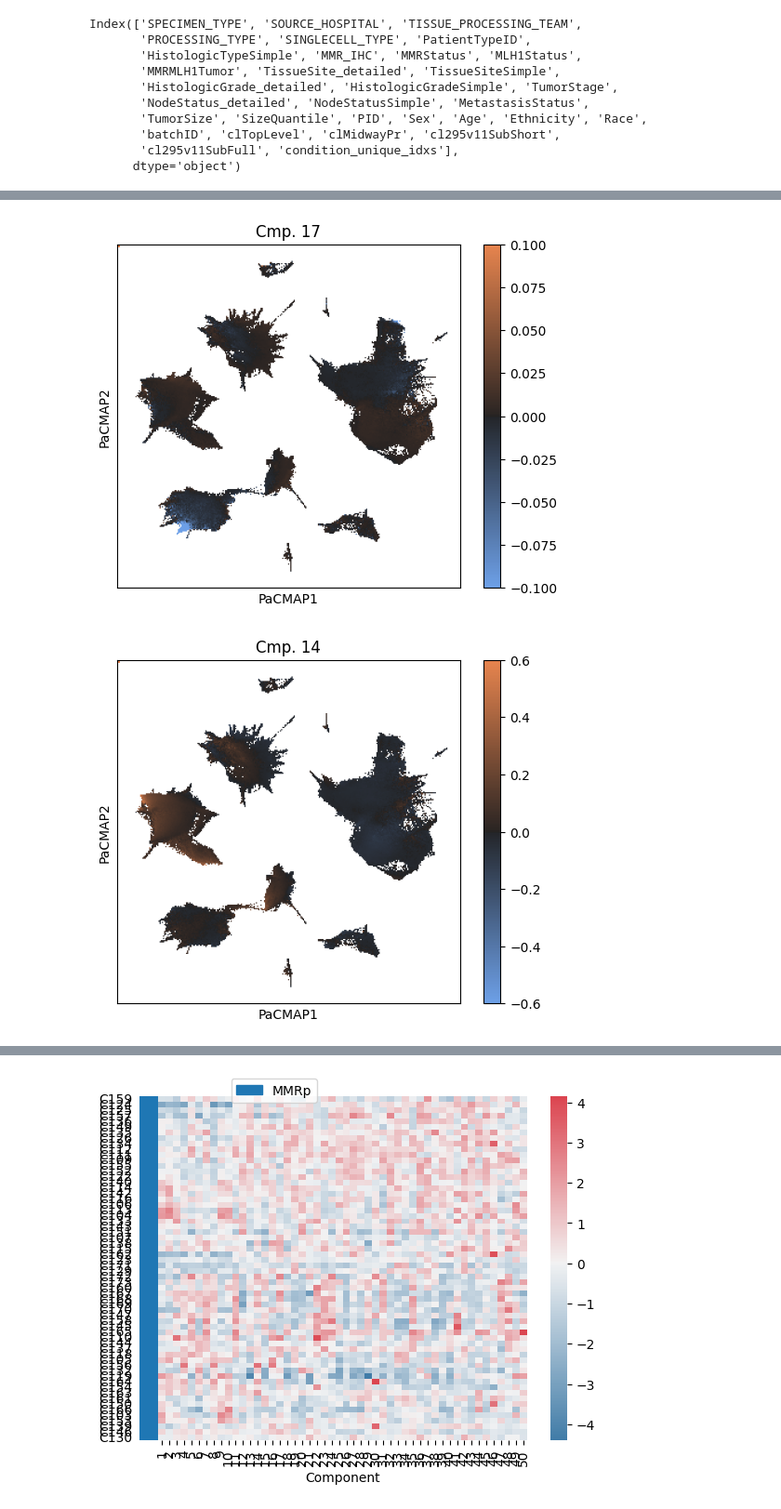
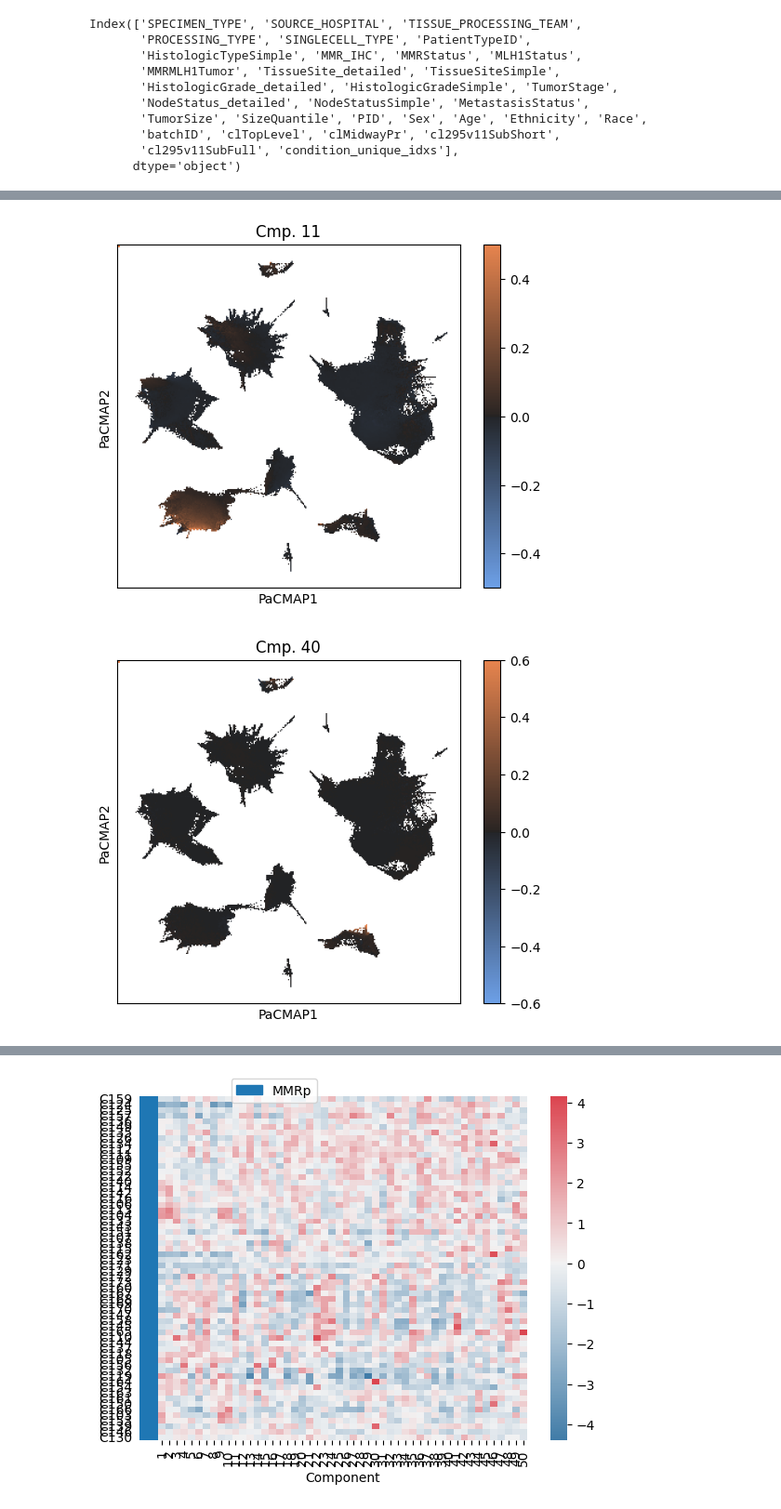
Before and after one commit to meyer-lab/Pf2-scRNAseq, a Jupyter notebook: GSE178341.ipynb, the cells around one changed output, grey strips where cells are left out. Shown at 93% size. Drawn from its saved outputs; the diff is of its cells as text; code cells hidden in the pictures.

```diff
--- a/GSE178341.ipynb
+++ b/GSE178341.ipynb
@@ -56,16 +56,16 @@ plot_labels_pacmap(X_pf2, "clTopLevel", plt.gca())
 # %%
 # FAP+ fibroblasts, consistent with Qi et al.
 
-plot_wp_pacmap(X_pf2, 17, plt.gca(), 0.1)
+plot_wp_pacmap(X_pf2, 11, plt.gca(), 0.5)
 # %% [output]
-[figure, old version]
+[figure, new version]
 # %%
 # Tregs. Different from the conclusions of Qi et al, but can write about this.
 
 
-plot_wp_pacmap(X_pf2, 14, plt.gca(), 0.6)
+plot_wp_pacmap(X_pf2, 40, plt.gca(), 0.6)
 # %% [output]
-[figure, old version]
+[figure, new version]
 # %%
 # Tumor components: 33
 # This is the AXL component
```
Also changed, not shown: parts of 9 cells of this notebook.
